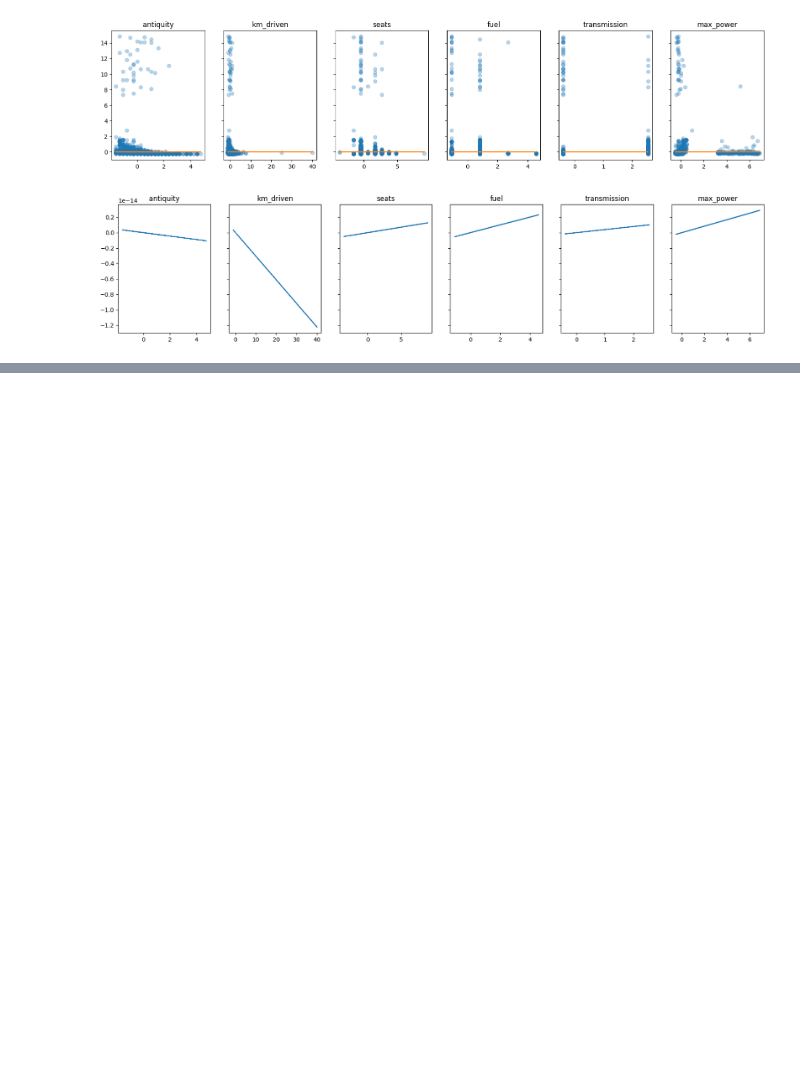
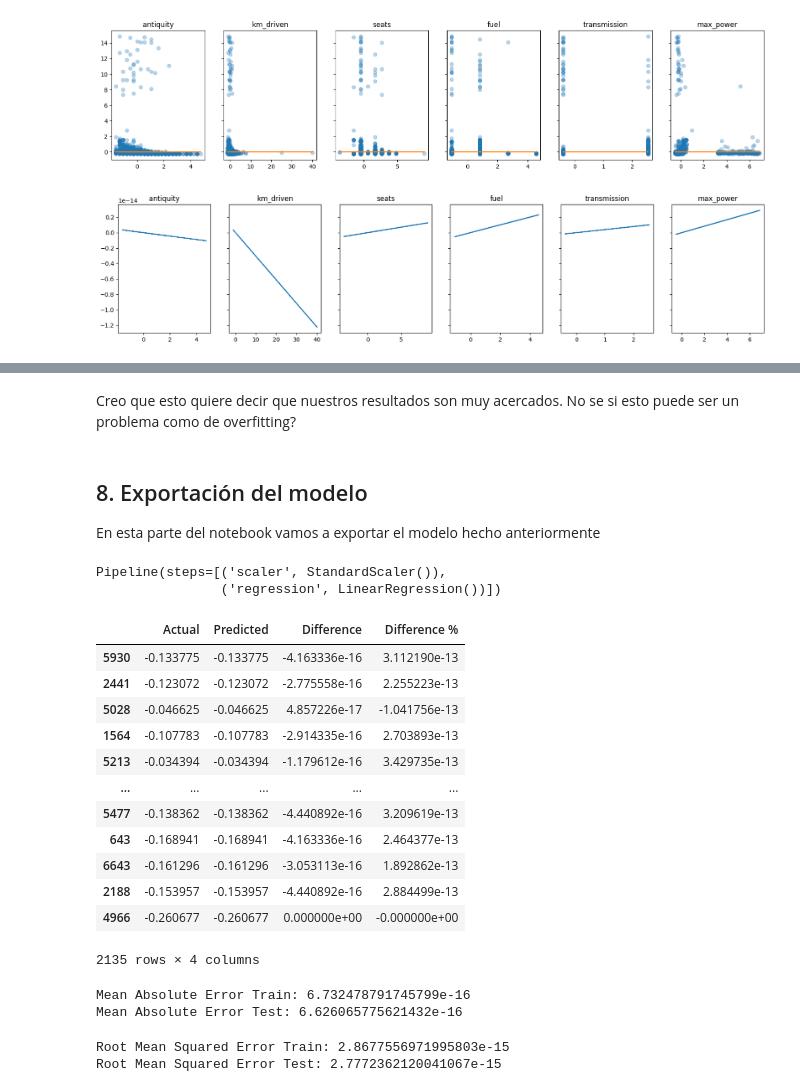
Before and after one commit to bi-202310/lab-2, a Jupyter notebook: regression.ipynb, the cells around one changed output, grey strips where cells are left out. Drawn from its saved outputs; the diff is of its cells as text; code cells hidden in the pictures; blank space fills up the shorter version.

```diff
--- a/regression.ipynb
+++ b/regression.ipynb
@@ -394,0 +467,51 @@ for i in range(len(features[:-1])):
+# %% [markdown]
+Creo que esto quiere decir que nuestros resultados son muy acercados. No se si esto puede ser un problema como de overfitting?
+# %% [markdown]
+## 8. Exportación del modelo
+
+En esta parte del notebook vamos a exportar el modelo hecho anteriormente
+# %%
+# No sé si hay que incluir lo de preparación de los datos, creo que no
+
+pipeline = Pipeline([
+    ('scaler', StandardScaler()),
+    ('regression', LinearRegression())
+])
+
+pipeline.fit(x_train, y_train)
+# %% [output]
+Pipeline(steps=[('scaler', StandardScaler()),
+                ('regression', LinearRegression())])
+# %%
+y_pred = pipeline.predict(x_test)
+df = pd.DataFrame({'Actual': y_test, 'Predicted': y_pred})
+
+df['Difference'] = df['Actual'] - df['Predicted']
+df['Difference %'] = df['Difference'] / df['Actual'] * 100
+df
+# %% [output]
+|  | Actual | Predicted | Difference | Difference % |
+| 5930 | -0.133775 | -0.133775 | -4.163336e-16 | 3.112190e-13 |
+| 2441 | -0.123072 | -0.123072 | -2.775558e-16 | 2.255223e-13 |
+| 5028 | -0.046625 | -0.046625 | 4.857226e-17 | -1.041756e-13 |
+| 1564 | -0.107783 | -0.107783 | -2.914335e-16 | 2.703893e-13 |
+| 5213 | -0.034394 | -0.034394 | -1.179612e-16 | 3.429735e-13 |
+| ... | ... | ... | ... | ... |
+| 5477 | -0.138362 | -0.138362 | -4.440892e-16 | 3.209619e-13 |
+| 643 | -0.168941 | -0.168941 | -4.163336e-16 | 2.464377e-13 |
+| 6643 | -0.161296 | -0.161296 | -3.053113e-16 | 1.892862e-13 |
+| 2188 | -0.153957 | -0.153957 | -4.440892e-16 | 2.884499e-13 |
+| 4966 | -0.260677 | -0.260677 | 0.000000e+00 | -0.000000e+00 |
+2135 rows × 4 columns
+# %%
+print('Mean Absolute Error Train:', mean_absolute_error(y_train, pipeline.predict(x_train)))
+print('Mean Absolute Error Test:', mean_absolute_error(y_test, pipeline.predict(x_test)))
+# %% [output]
+Mean Absolute Error Train: 6.732478791745799e-16
+Mean Absolute Error Test: 6.626065775621432e-16
+# %%
+print('Root Mean Squared Error Train:', np.sqrt(mean_squared_error(y_train, pipeline.predict(x_train))))
+print('Root Mean Squared Error Test:', np.sqrt(mean_squared_error(y_test, pipeline.predict(x_test))))
+# %% [output]
+Root Mean Squared Error Train: 2.8677556971995803e-15
+Root Mean Squared Error Test: 2.7772362120041067e-15
```
Also changed, not shown: parts of 8 cells of this notebook, 3 other files.
